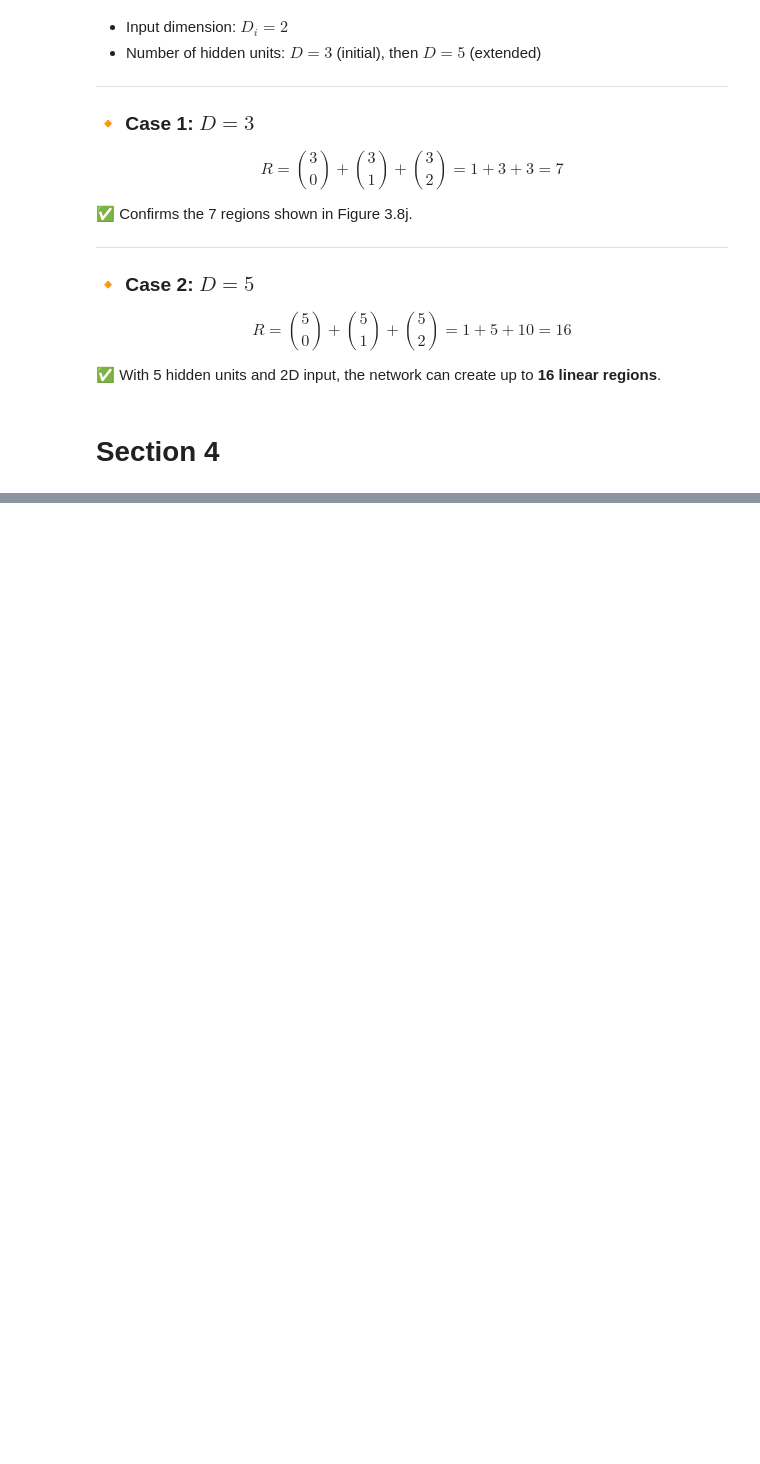
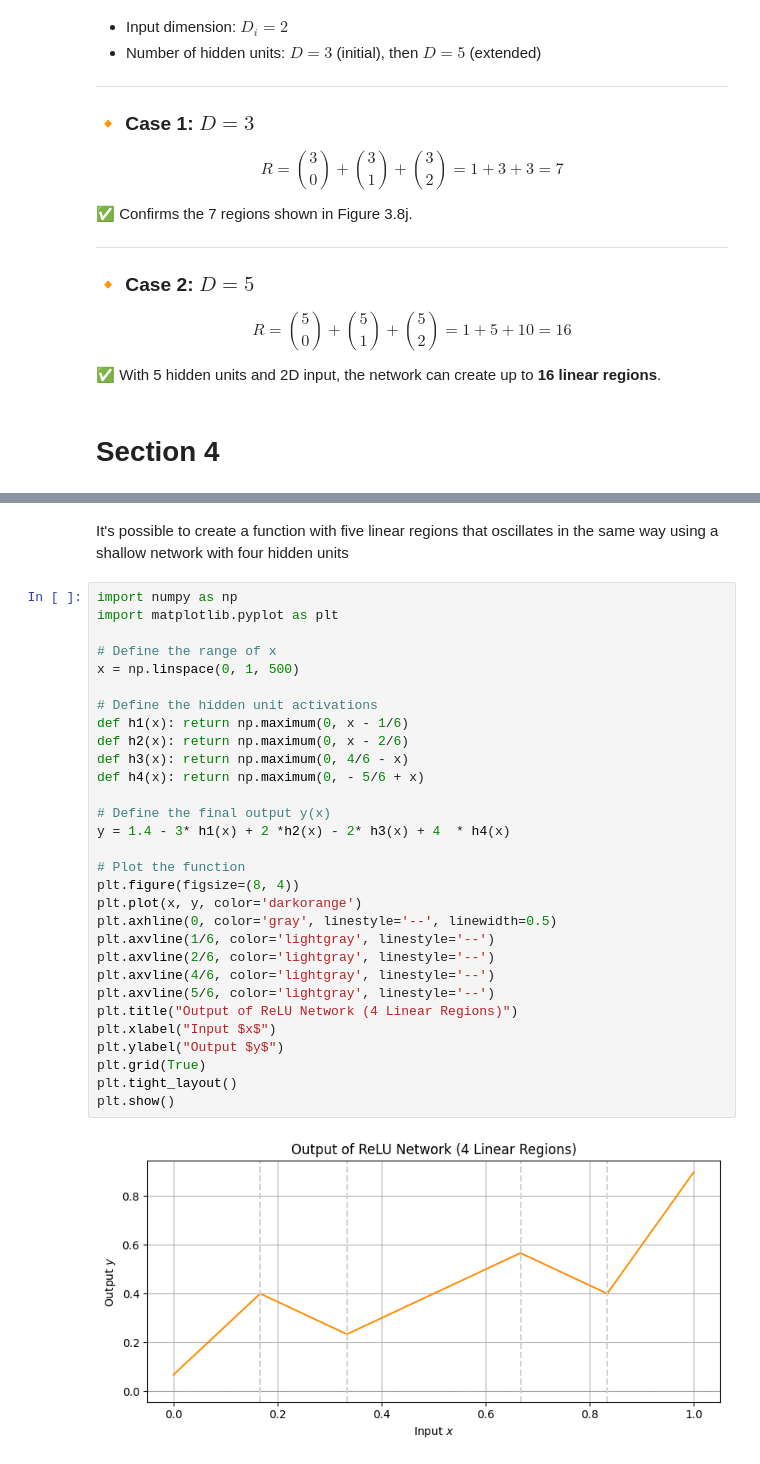
Before and after one commit to joaopereira76/udp_problems, a Jupyter notebook: Untitled.ipynb, the cells around one changed output, grey strips where cells are left out. Drawn from its saved outputs; the diff is of its cells as text; blank space fills up the shorter version.

```diff
--- a/Untitled.ipynb
+++ b/Untitled.ipynb
@@ -902,0 +1106,35 @@ $$
+# %% [markdown]
+It's possible to create a function with five linear regions that oscillates
+in the same way using a shallow network with four hidden units
+# %%
+import numpy as np
+import matplotlib.pyplot as plt
+
+# Define the range of x
+x = np.linspace(0, 1, 500)
+
+# Define the hidden unit activations
+def h1(x): return np.maximum(0, x - 1/6)
+def h2(x): return np.maximum(0, x - 2/6)
+def h3(x): return np.maximum(0, 4/6 - x)
+def h4(x): return np.maximum(0, - 5/6 + x)
+
+# Define the final output y(x)
+y = 1.4 - 3* h1(x) + 2 *h2(x) - 2* h3(x) + 4  * h4(x)
+
+# Plot the function
+plt.figure(figsize=(8, 4))
+plt.plot(x, y, color='darkorange')
+plt.axhline(0, color='gray', linestyle='--', linewidth=0.5)
+plt.axvline(1/6, color='lightgray', linestyle='--')
+plt.axvline(2/6, color='lightgray', linestyle='--')
+plt.axvline(4/6, color='lightgray', linestyle='--')
+plt.axvline(5/6, color='lightgray', linestyle='--')
+plt.title("Output of ReLU Network (4 Linear Regions)")
+plt.xlabel("Input $x$")
+plt.ylabel("Output $y$")
+plt.grid(True)
+plt.tight_layout()
+plt.show()
+# %% [output]
+[figure, added]
```
Also changed, not shown: parts of 45 cells of this notebook.
